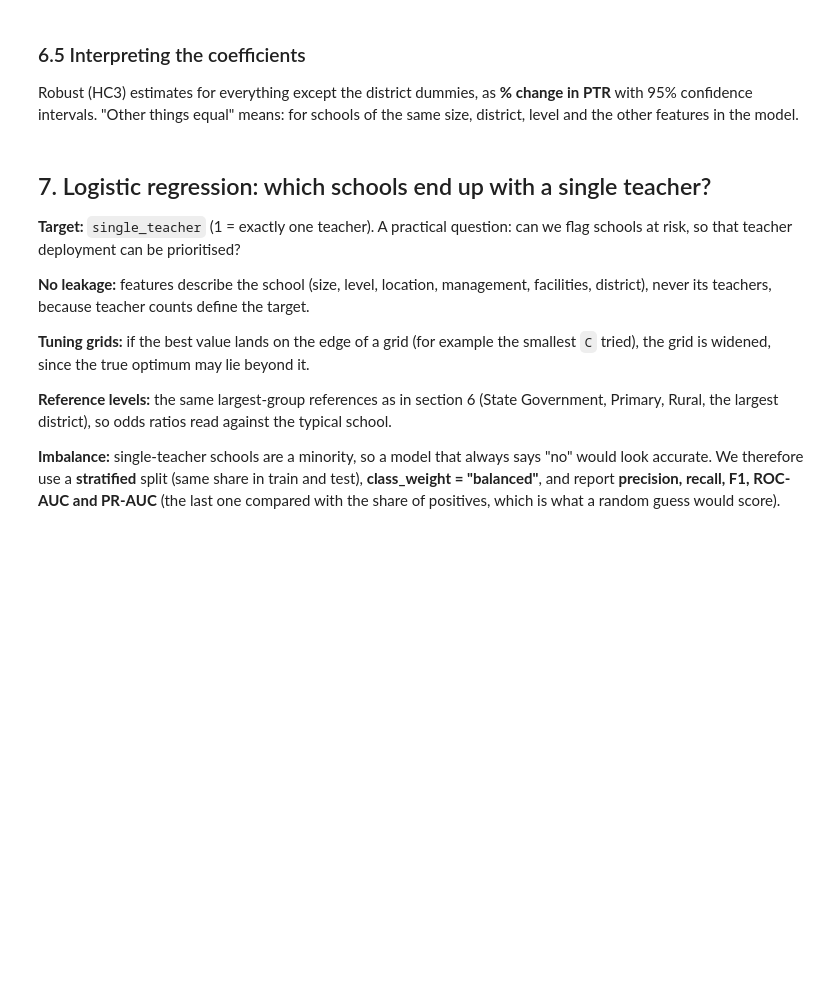
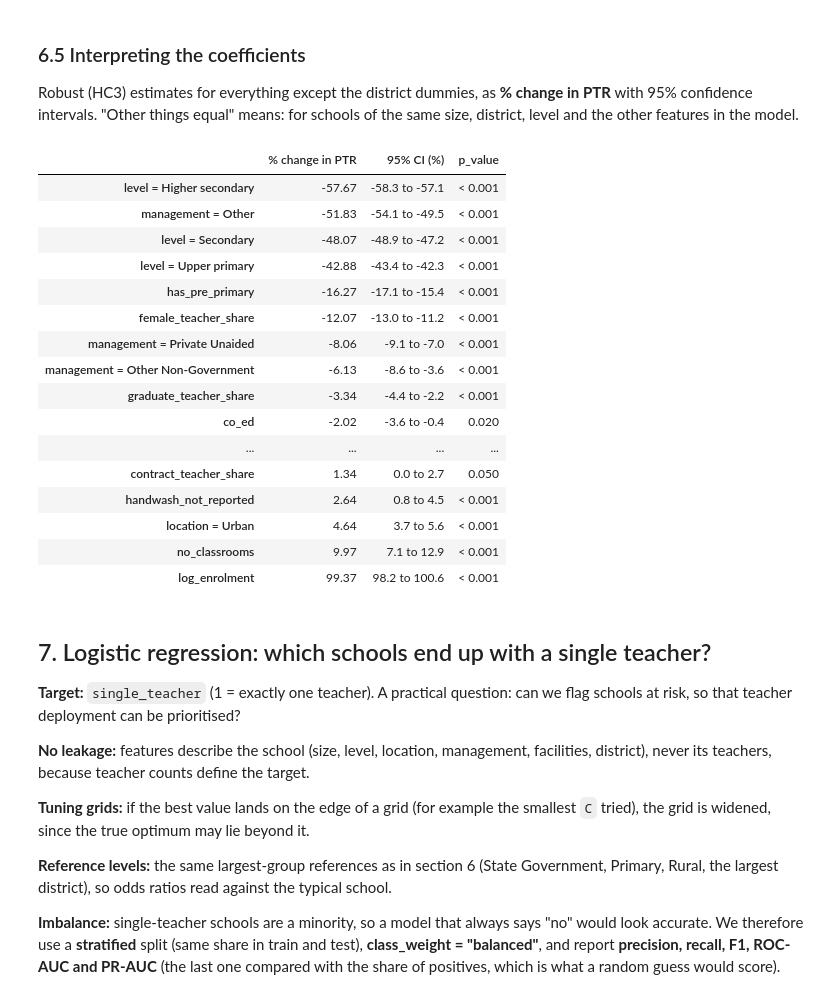
Before and after one commit to adi13apr/Rajasthan-Udise-Insights, a Jupyter notebook: notebooks/statistical_analysis.ipynb, the cells around one changed output. Cells and saved outputs as stored; diff of their text form; code cells hidden in the pictures; blank space fills up the shorter version.

```diff
--- a/notebooks/statistical_analysis.ipynb
+++ b/notebooks/statistical_analysis.ipynb
@@ -62,6 +62,15 @@ warnings.filterwarnings("ignore", category=FutureWarning)
 pd.set_option("display.precision", 3)
 pd.set_option("display.width", 160)
 
+# p-values: below 0.001 only the bound is reported (APA style). Very small ones also underflow to
+# exactly 0 in floating point, which must never be printed as "p = 0".
+def p_text(p):
+    return "< 0.001" if p < 0.001 else f"{p:.3f}"
+
+def fmt_p(p):                           # for sentences: "p < 0.001" or "p = 0.042"
+    t = p_text(p)
+    return t if t.startswith("<") else f"= {t}"
+
 # Palette: the project's validated chart colours (blue, orange, aqua), grey for context
 BLUE, ORANGE, AQUA, GREY, INK = "#2a78d6", "#eb6834", "#1baf7a", "#c3c2b7", "#52514e"
 sns.set_theme(style="whitegrid", context="notebook", palette=[BLUE, ORANGE, AQUA, "#eda100", "#e87ba4"])
@@ -645,15 +849,33 @@ other features in the model.
 # %%
 names = multi.model.exog_names
 ci = robust.conf_int()
 coef = pd.DataFrame({"coef": robust.params, "ci_low": ci[:, 0], "ci_high": ci[:, 1], "p_value": robust.pvalues}, index=names)
 coef = coef[~coef.index.str.startswith(("C(district", "Intercept"))]
 coef["% change in PTR"] = 100 * (np.exp(coef["coef"]) - 1)
 coef["95% CI (%)"] = [f"{100 * (np.exp(a) - 1):.1f} to {100 * (np.exp(b) - 1):.1f}" for a, b in zip(coef.ci_low, coef.ci_high)]
 coef.index = (coef.index.str.replace(r"C\((\w+)(, Treatment\('[^']+'\))?\)\[T\.", r"\1 = ", regex=True)
               .str.replace("]", "", regex=False))
 R["linear_coefficients_pct"] = coef["% change in PTR"].round(2).to_dict()
 R["linear_coefficients_p"] = coef["p_value"].to_dict()
-coef[["% change in PTR", "95% CI (%)", "p_value"]].sort_values("% change in PTR").round(4)
+coef[["% change in PTR", "95% CI (%)", "p_value"]].sort_values("% change in PTR").round(2).assign(p_value=lambda t: t.p_value.map(p_text))
+# %% [output]
+|  | % change in PTR | 95% CI (%) | p_value |
+| level = Higher secondary | -57.67 | -58.3 to -57.1 | < 0.001 |
+| management = Other | -51.83 | -54.1 to -49.5 | < 0.001 |
+| level = Secondary | -48.07 | -48.9 to -47.2 | < 0.001 |
+| level = Upper primary | -42.88 | -43.4 to -42.3 | < 0.001 |
+| has_pre_primary | -16.27 | -17.1 to -15.4 | < 0.001 |
+| female_teacher_share | -12.07 | -13.0 to -11.2 | < 0.001 |
+| management = Private Unaided | -8.06 | -9.1 to -7.0 | < 0.001 |
+| management = Other Non-Government | -6.13 | -8.6 to -3.6 | < 0.001 |
+| graduate_teacher_share | -3.34 | -4.4 to -2.2 | < 0.001 |
+| co_ed | -2.02 | -3.6 to -0.4 | 0.020 |
+| ... | ... | ... | ... |
+| contract_teacher_share | 1.34 | 0.0 to 2.7 | 0.050 |
+| handwash_not_reported | 2.64 | 0.8 to 4.5 | < 0.001 |
+| location = Urban | 4.64 | 3.7 to 5.6 | < 0.001 |
+| no_classrooms | 9.97 | 7.1 to 12.9 | < 0.001 |
+| log_enrolment | 99.37 | 98.2 to 100.6 | < 0.001 |
 # %% [markdown]
 ## 7. Logistic regression: which schools end up with a single teacher?
 **Target:** `single_teacher` (1 = exactly one teacher). A practical question: can we flag schools at risk,
```
Also changed, not shown: parts of 34 cells of this notebook, 5 other files.
